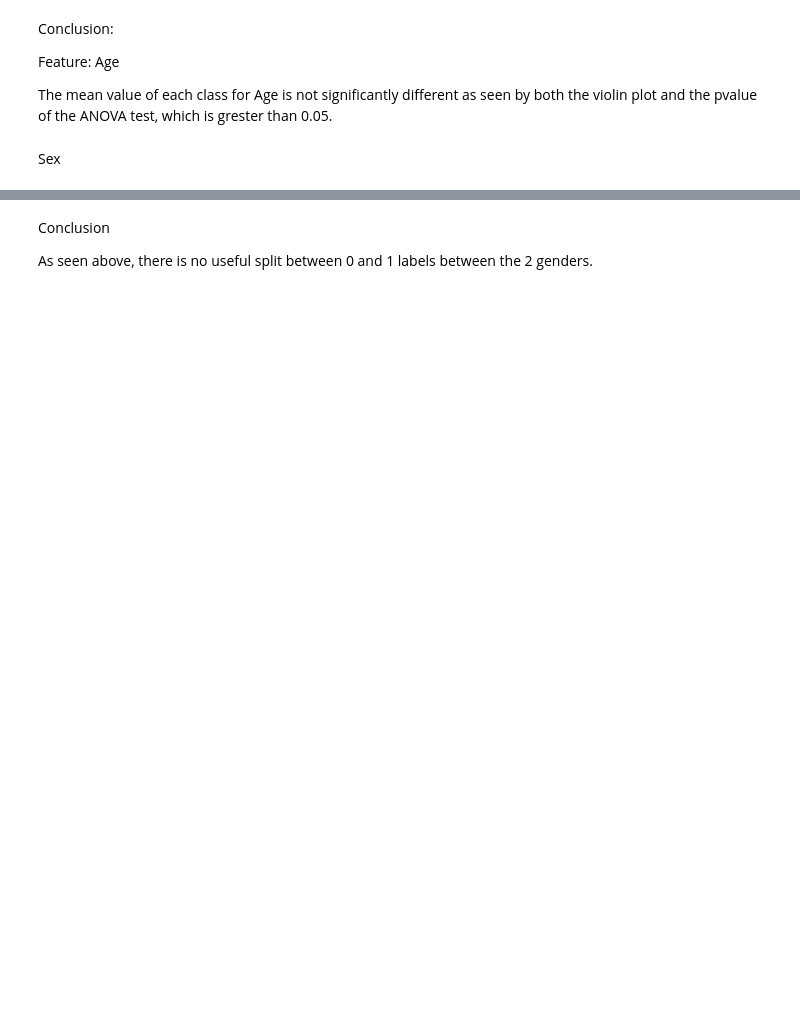
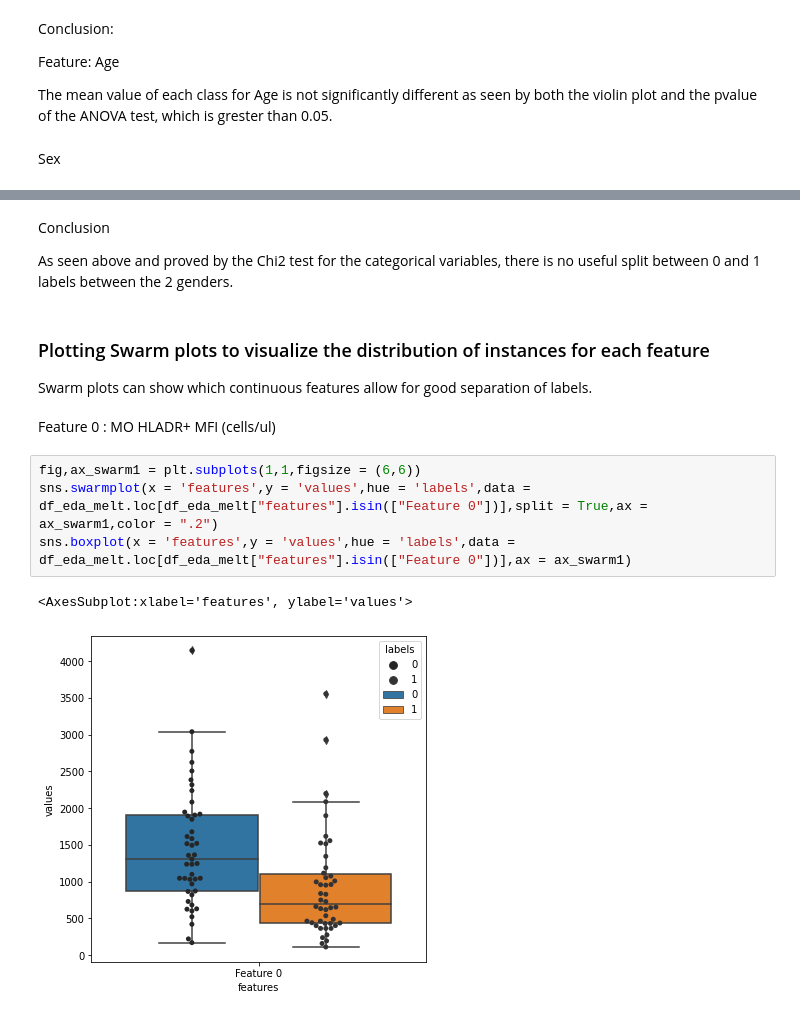
Before and after one commit to Pasindu19970808/Predicting_Pneumonia, a Jupyter notebook: Pedicting Pneumonia.ipynb, the cells around one changed output, grey strips where cells are left out. Cells and saved outputs as stored; diff of their text form; blank space fills up the shorter version.

```diff
--- a/Pedicting Pneumonia.ipynb
+++ b/Pedicting Pneumonia.ipynb
@@ -369,4 +384,16 @@ sns.countplot(x = "Sex",hue = "labels",data = df_eda)
 # %% [markdown]
 Conclusion
 
-As seen above, there is no useful split between 0 and 1 labels between the 2 genders.
+As seen above and proved by the Chi2 test for the categorical variables, there is no useful split between 0 and 1 labels between the 2 genders.
+# %% [markdown]
+<h3>Plotting Swarm plots to visualize the distribution of instances for each feature</h3>
+Swarm plots can show which continuous features allow for good separation of labels.
+# %% [markdown]
+Feature 0 : MO HLADR+ MFI (cells/ul)
+# %%
+fig,ax_swarm1 = plt.subplots(1,1,figsize = (6,6))
+sns.swarmplot(x = 'features',y = 'values',hue = 'labels',data = df_eda_melt.loc[df_eda_melt["features"].isin(["Feature 0"])],split = True,ax = ax_swarm1,color = ".2")
+sns.boxplot(x = 'features',y = 'values',hue = 'labels',data = df_eda_melt.loc[df_eda_melt["features"].isin(["Feature 0"])],ax = ax_swarm1)
+# %% [output]
+<AxesSubplot:xlabel='features', ylabel='values'>
+[figure, added]
```
Also changed, not shown: parts of 59 cells of this notebook, 1 other file.
